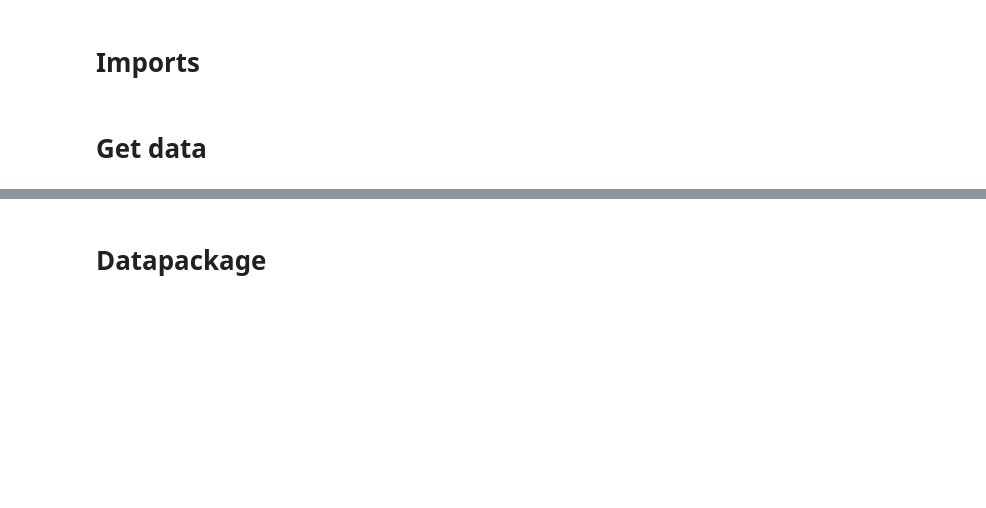
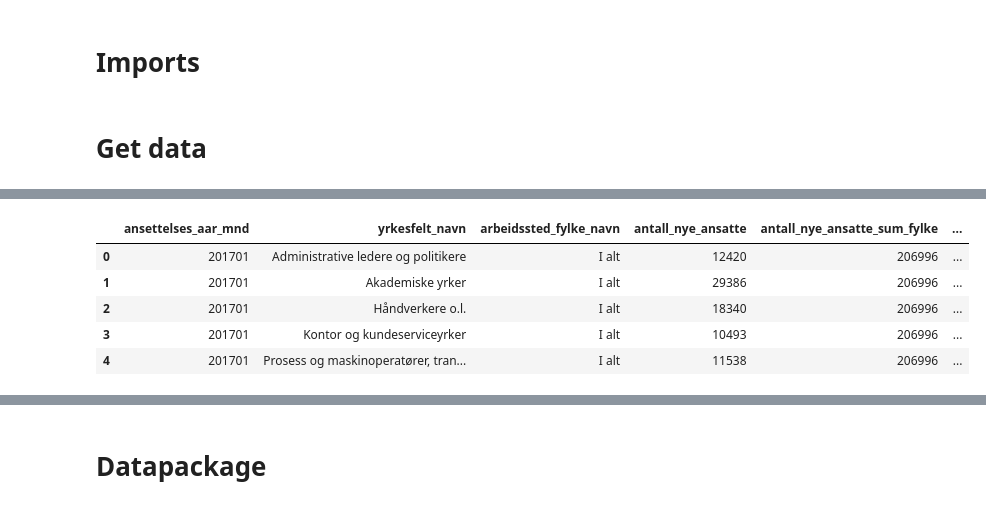
Before and after one commit to datasett/examples, a Jupyter notebook: nav/arbeidsforhold.ipynb, the cells around one changed output, grey strips where cells are left out. Cells and saved outputs as stored; diff of their text form; code cells hidden in the pictures; blank space fills up the shorter version.

```diff
--- a/nav/arbeidsforhold.ipynb
+++ b/nav/arbeidsforhold.ipynb
@@ -42,0 +79,6 @@ df_x = df[['yrkesfelt_navn','arbeidssted_fylke_navn','antall_nye_ansatte']]
+# %%
+df_f = df[['ansettelses_aar_mnd', 'yrkesfelt_navn','arbeidssted_fylke_navn','antall_nye_ansatte']].copy()
+df_f['antall_nye_ansatte'] = df_f['antall_nye_ansatte'].apply(lambda x: int(str(x).replace('*','2')))
+# %%
+df_n = df_f[(df_f['yrkesfelt_navn'] != 'I alt') & (df_f['arbeidssted_fylke_navn'] == 'I alt')].copy()
+df_n = df_n.groupby(['ansettelses_aar_mnd', 'yrkesfelt_navn','arbeidssted_fylke_navn']).sum().reset_index()
@@ -42,0 +94,3 @@ df_x = df[['yrkesfelt_navn','arbeidssted_fylke_navn','antall_nye_ansatte']]
+# %%
+df_n_s = df_n.groupby(['ansettelses_aar_mnd', 'arbeidssted_fylke_navn']).sum().reset_index()
+df_n_s.head()
@@ -43 +104,12 @@ df_x = df[['yrkesfelt_navn','arbeidssted_fylke_navn','antall_nye_ansatte']]
+# %%
+df_nm = df_n.merge(df_n_s, on=['ansettelses_aar_mnd','arbeidssted_fylke_navn'], suffixes=['', '_sum_fylke'])
+df_nm['andel_fylke'] = 100 * df_nm['antall_nye_ansatte']/df_nm['antall_nye_ansatte_sum_fylke']
+df_nm.head()
+# %% [output]
+|  | ansettelses_aar_mnd | yrkesfelt_navn | arbeidssted_fylke_navn | antall_nye_ansatte | antall_nye_ansatte_sum_fylke | ... |
+| 0 | 201701 | Administrative ledere og politikere | I alt | 12420 | 206996 | ... |
+| 1 | 201701 | Akademiske yrker | I alt | 29386 | 206996 | ... |
+| 2 | 201701 | Håndverkere o.l. | I alt | 18340 | 206996 | ... |
+| 3 | 201701 | Kontor og kundeserviceyrker | I alt | 10493 | 206996 | ... |
+| 4 | 201701 | Prosess og maskinoperatører, tran... | I alt | 11538 | 206996 | ... |
 # %%
```
Also changed, not shown: parts of 38 cells of this notebook, 5 other files.
